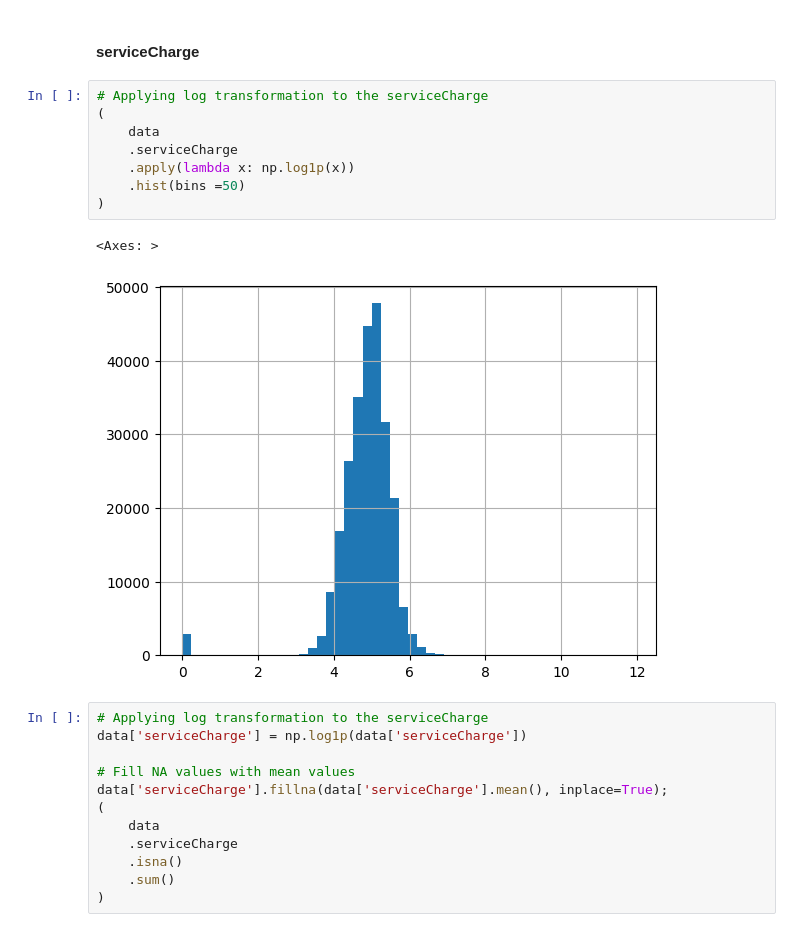
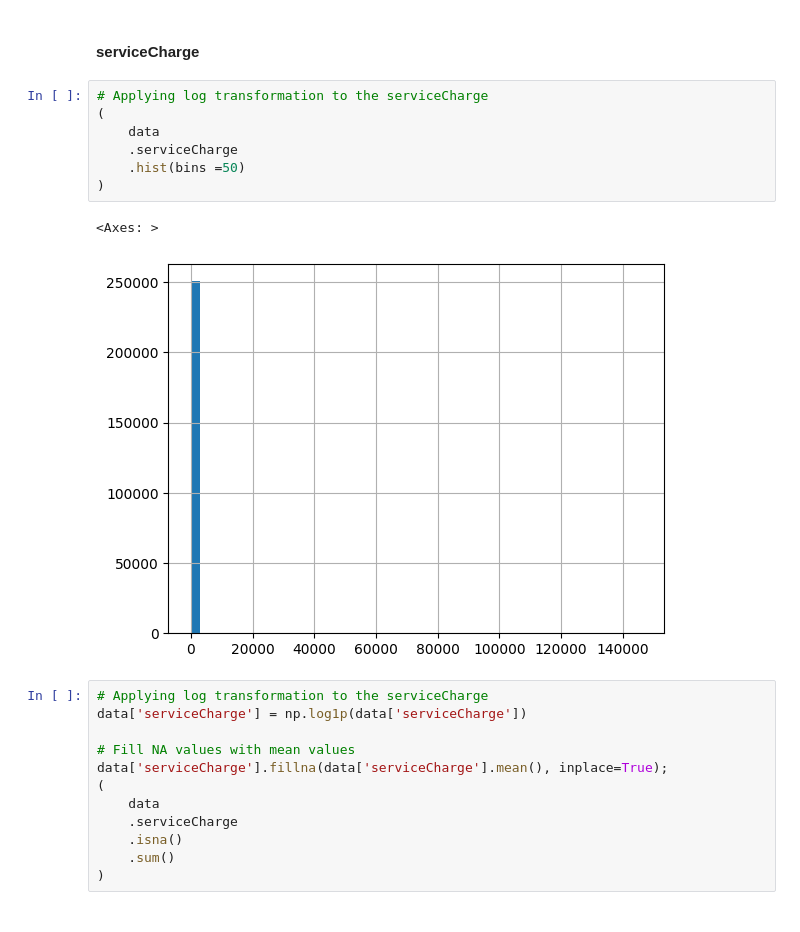
Before and after one commit to Joon-hub/MLZoomcamp, a Jupyter notebook: Midterm Project/German Real State Project/Notebooks/Data_cleaning.ipynb, the cells around one changed output. Saved outputs shown, nothing was run; the diff lists cells and outputs as text.

```diff
--- a/Midterm Project/German Real State Project/Notebooks/Data_cleaning.ipynb
+++ b/Midterm Project/German Real State Project/Notebooks/Data_cleaning.ipynb
@@ -970,14 +969,13 @@ dtype: float64
 # %%
 # Applying log transformation to the serviceCharge
 (
     data
     .serviceCharge
-    .apply(lambda x: np.log1p(x))
     .hist(bins =50)
 )
 # %% [output]
 <Axes: >
-[figure, old version]
+[figure, new version]
 # %%
 # Applying log transformation to the serviceCharge
 data['serviceCharge'] = np.log1p(data['serviceCharge'])
```
Also changed, not shown: parts of 47 cells of this notebook, 3 other files.
